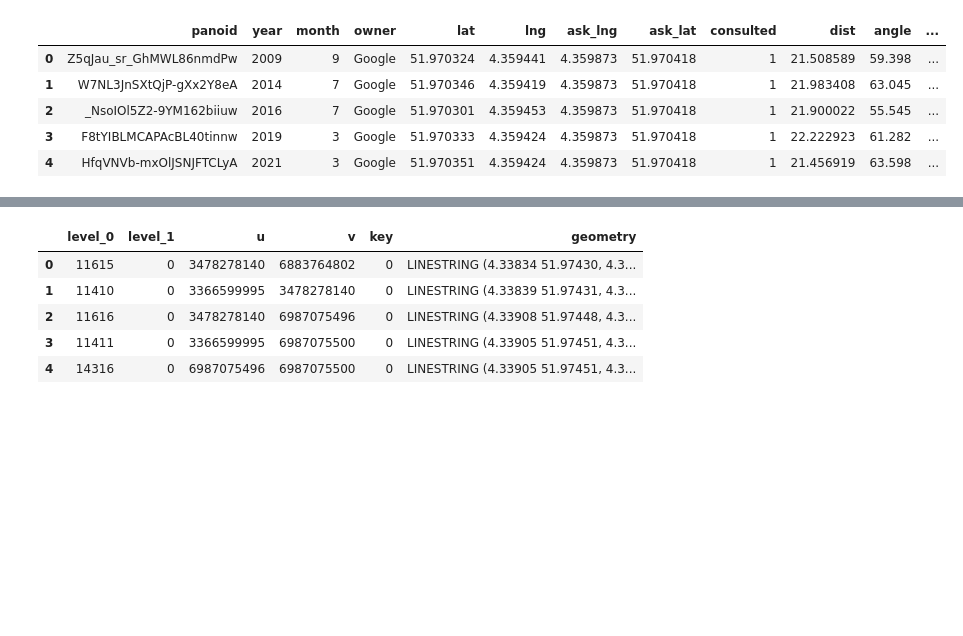
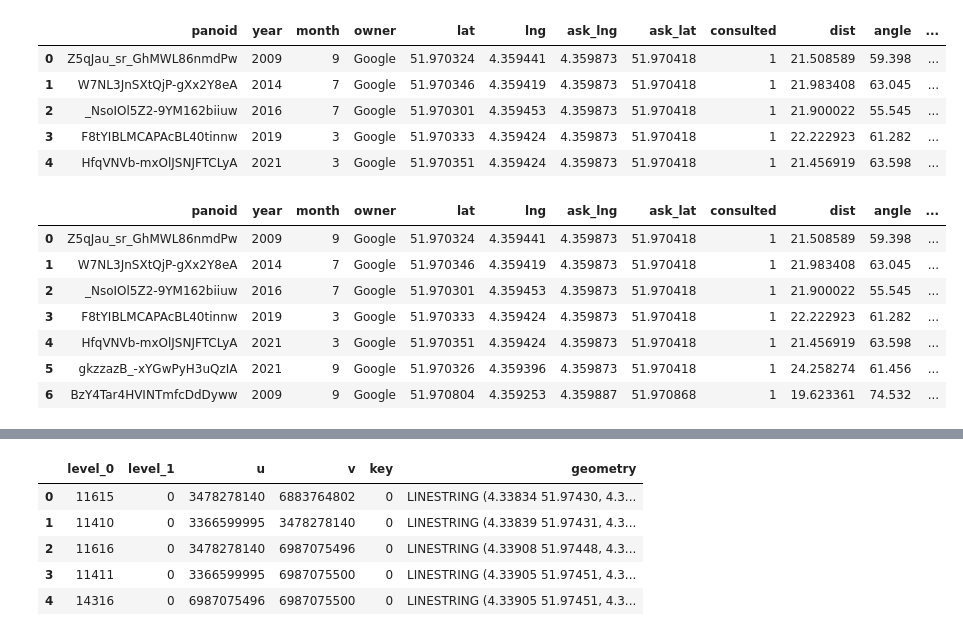
Before and after one commit to Capstone-Visual-Summary/Capstone-Visual-Summary, a Jupyter notebook: showcasing images.ipynb, the cells around one changed output, grey strips where cells are left out. Cells and saved outputs as stored; diff of their text form; code cells hidden in the pictures; blank space fills up the shorter version.

```diff
--- a/showcasing images.ipynb
+++ b/showcasing images.ipynb
@@ -48,3 +48,14 @@ panoids.head()
 | 2 | _NsoIOl5Z2-9YM162biiuw | 2016 | 7 | Google | 51.970301 | 4.359453 | 4.359873 | 51.970418 | 1 | 21.900022 | 55.545 | ... |
 | 3 | F8tYIBLMCAPAcBL40tinnw | 2019 | 3 | Google | 51.970333 | 4.359424 | 4.359873 | 51.970418 | 1 | 22.222923 | 61.282 | ... |
 | 4 | HfqVNVb-mxOlJSNJFTCLyA | 2021 | 3 | Google | 51.970351 | 4.359424 | 4.359873 | 51.970418 | 1 | 21.456919 | 63.598 | ... |
+# %%
+panoids.iloc[:7]
+# %% [output]
+|  | panoid | year | month | owner | lat | lng | ask_lng | ask_lat | consulted | dist | angle | ... |
+| 0 | Z5qJau_sr_GhMWL86nmdPw | 2009 | 9 | Google | 51.970324 | 4.359441 | 4.359873 | 51.970418 | 1 | 21.508589 | 59.398 | ... |
+| 1 | W7NL3JnSXtQjP-gXx2Y8eA | 2014 | 7 | Google | 51.970346 | 4.359419 | 4.359873 | 51.970418 | 1 | 21.983408 | 63.045 | ... |
+| 2 | _NsoIOl5Z2-9YM162biiuw | 2016 | 7 | Google | 51.970301 | 4.359453 | 4.359873 | 51.970418 | 1 | 21.900022 | 55.545 | ... |
+| 3 | F8tYIBLMCAPAcBL40tinnw | 2019 | 3 | Google | 51.970333 | 4.359424 | 4.359873 | 51.970418 | 1 | 22.222923 | 61.282 | ... |
+| 4 | HfqVNVb-mxOlJSNJFTCLyA | 2021 | 3 | Google | 51.970351 | 4.359424 | 4.359873 | 51.970418 | 1 | 21.456919 | 63.598 | ... |
+| 5 | gkzzazB_-xYGwPyH3uQzIA | 2021 | 9 | Google | 51.970326 | 4.359396 | 4.359873 | 51.970418 | 1 | 24.258274 | 61.456 | ... |
+| 6 | BzY4Tar4HVINTmfcDdDyww | 2009 | 9 | Google | 51.970804 | 4.359253 | 4.359887 | 51.970868 | 1 | 19.623361 | 74.532 | ... |
```
Also changed, not shown: parts of 1 cell of this notebook, 5 other files.
